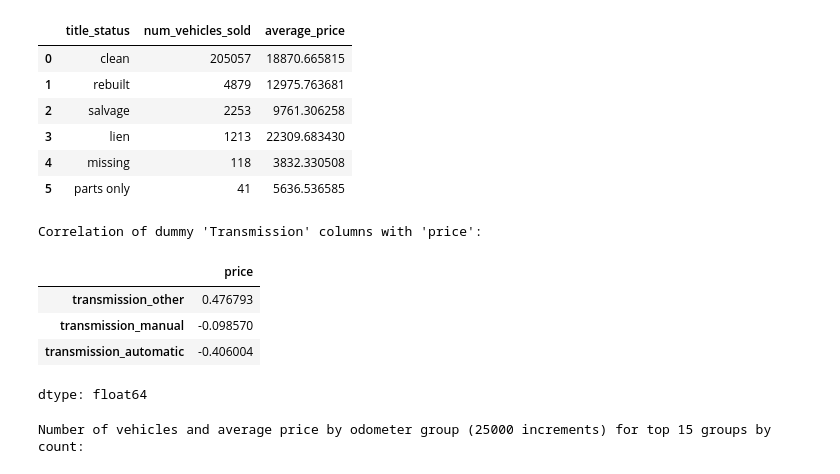
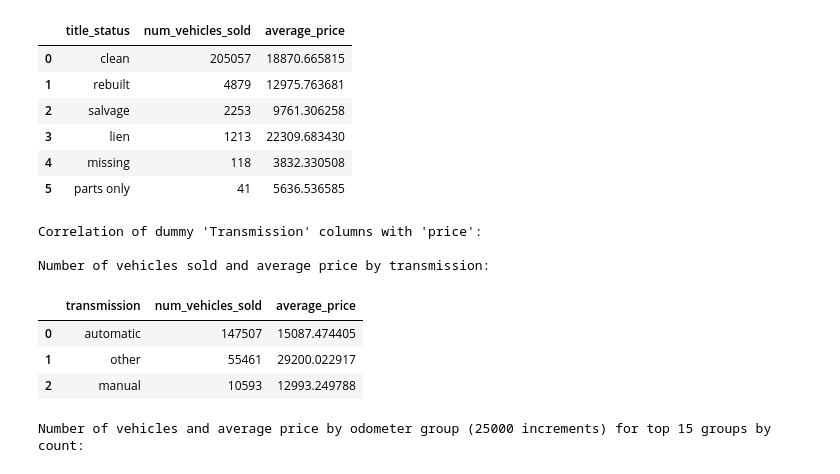
Before and after one commit to VulcanLogicWeaver/UsedCars, a Jupyter notebook: Project2.ipynb, the cells around one changed output. Saved outputs shown, nothing was run; the diff lists cells and outputs as text; code cells hidden in the pictures.

```diff
--- a/Project2.ipynb
+++ b/Project2.ipynb
@@ -162,27 +173,38 @@ Number of vehicles sold and average price by title status:
 # %%
 ## Using values in condition column to identify how it influences the price of the car
 # Use one hot encoding for 'transmission' column
 
 used_cars_transmission = used_cars[['price', 'transmission']]
 
 # Apply one-hot encoding to the 'transmission' column
 used_cars_transmission = pd.get_dummies(used_cars_transmission, columns=['transmission'], prefix='transmission')
 transmission_correlation_matrix = used_cars_transmission.corr()
 transmission_corr = transmission_correlation_matrix['price'].filter(like='transmission_')
 
 # Print the correlations
 print("\nCorrelation of dummy 'Transmission' columns with 'price':")
 transmission_corr.sort_values(ascending=False)
 
+transmission_counts = used_cars['transmission'].value_counts().reset_index()
+transmission_counts.columns = ['transmission', 'num_vehicles_sold']
+
+avg_price_by_transmission = used_cars.groupby('transmission')['price'].mean().reset_index()
+avg_price_by_transmission.columns = ['transmission', 'average_price']
+
+transmission_summary = pd.merge(transmission_counts, avg_price_by_transmission, on='transmission')
+print("\nNumber of vehicles sold and average price by transmission:")
+transmission_summary
+
 ## Observation 3
 ## This basically confirms 'transmission' other seems to have a positive impact on price (was expecting automatic to have a positive impact, but does not seem to be the case)
 # %% [output]
 Correlation of dummy 'Transmission' columns with 'price':
+
+Number of vehicles sold and average price by transmission:
-|  | price |
-| transmission_other | 0.476793 |
-| transmission_manual | -0.098570 |
-| transmission_automatic | -0.406004 |
+|  | transmission | num_vehicles_sold | average_price |
+| 0 | automatic | 147507 | 15087.474405 |
+| 1 | other | 55461 | 29200.022917 |
+| 2 | manual | 10593 | 12993.249788 |
-dtype: float64
 # %%
 # Create odometer in groups of 25000 and generate the average price column for the top 15 groups
 
```
Also changed, not shown: parts of 3 cells of this notebook.
